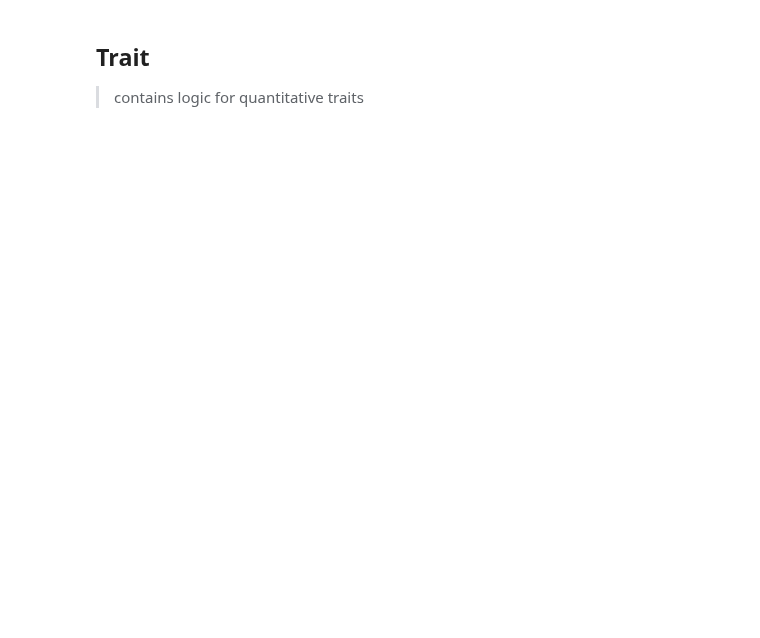
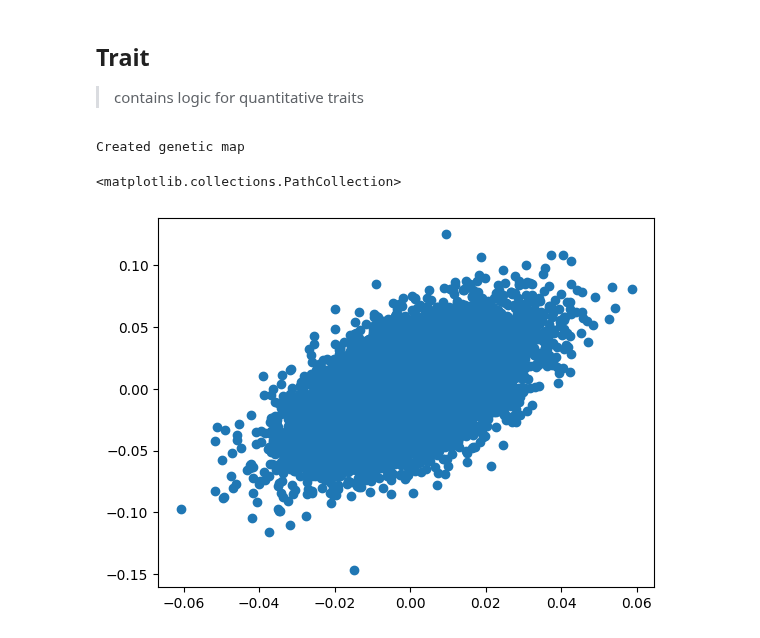
Before and after one commit to cjGO/burbankai, a Jupyter notebook: nbs/02_trait.ipynb, the cells around one changed output. Cells and saved outputs as stored; diff of their text form; code cells hidden in the pictures; blank space fills up the shorter version.

Commit message:
multi trait logic

```diff
--- a/nbs/02_trait.ipynb
+++ b/nbs/02_trait.ipynb
@@ -451,0 +103,51 @@ t = TraitA(genome, founder_pop, 500, 450)
+# %%
+import torch
+
+ploidy=2
+n_chr=10
+n_loci=1000
+g = Genome(ploidy,n_chr,n_loci)
+population = Population()
+population.create_random_founder_population(g, n_founders=50)
+init_pop = population.get_dosages().float() #gets allele dosage for calculating trait values
+
+#Trait A Class
+target_means = torch.tensor([0,5,20])
+target_vars = torch.tensor([1,2,5])
+n_traits = target_means.shape[0]
+correlation_values = [
+    [1.0, 0.2, 0.58],
+    [.2, 1.0, -0.37],
+    [0.58, -0.37, 1.0]
+]
+
+corA = torch.tensor(correlation_values)
+L = torch.linalg.cholesky(corA)
+
+# Sample initial additive effects from a standard normal distribution
+correlated_effects = torch.randn(n_chr, n_loci, n_traits)
+
+# Reshape for proper multiplication with Cholesky factor
+correlated_effects = correlated_effects.reshape(n_chr * n_loci, n_traits)
+correlated_effects = torch.matmul(L, correlated_effects.T).T
+correlated_effects = correlated_effects.reshape(n_chr, n_loci, n_traits)
+
+unscaled_bvs = torch.einsum('ijk,lij->lk', correlated_effects, init_pop)
+unscaled_var = unscaled_bvs.var(dim=0)
+unscaled_mean = unscaled_bvs.mean(dim=0)
+trait_intercepts = []
+
+# Scale correlated effects and calculate intercepts
+for i in range(n_traits):
+    scaling_factor = torch.sqrt(target_vars[i] / unscaled_var[i])
+    correlated_effects[:, :, i] *= scaling_factor
+    trait_intercepts.append(target_means[i] - (unscaled_mean[i] * scaling_factor))
+
+trait_intercepts = torch.tensor(trait_intercepts)
+# %% [output]
+Created genetic map
+# %%
+plt.scatter(correlated_effects[:,:,0],correlated_effects[:,:,2])
+# %% [output]
+<matplotlib.collections.PathCollection>
+[figure, added]
```
Also changed, not shown: parts of 10 cells of this notebook, 4 other files.
